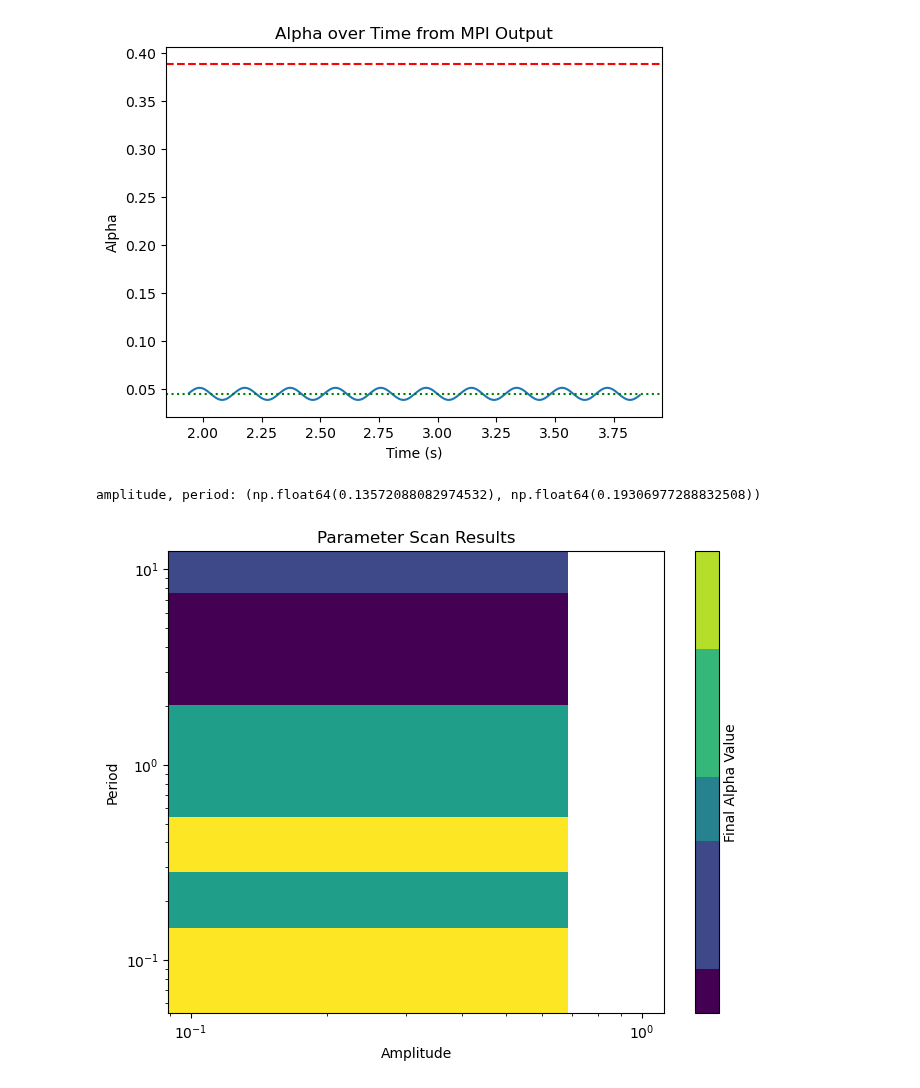
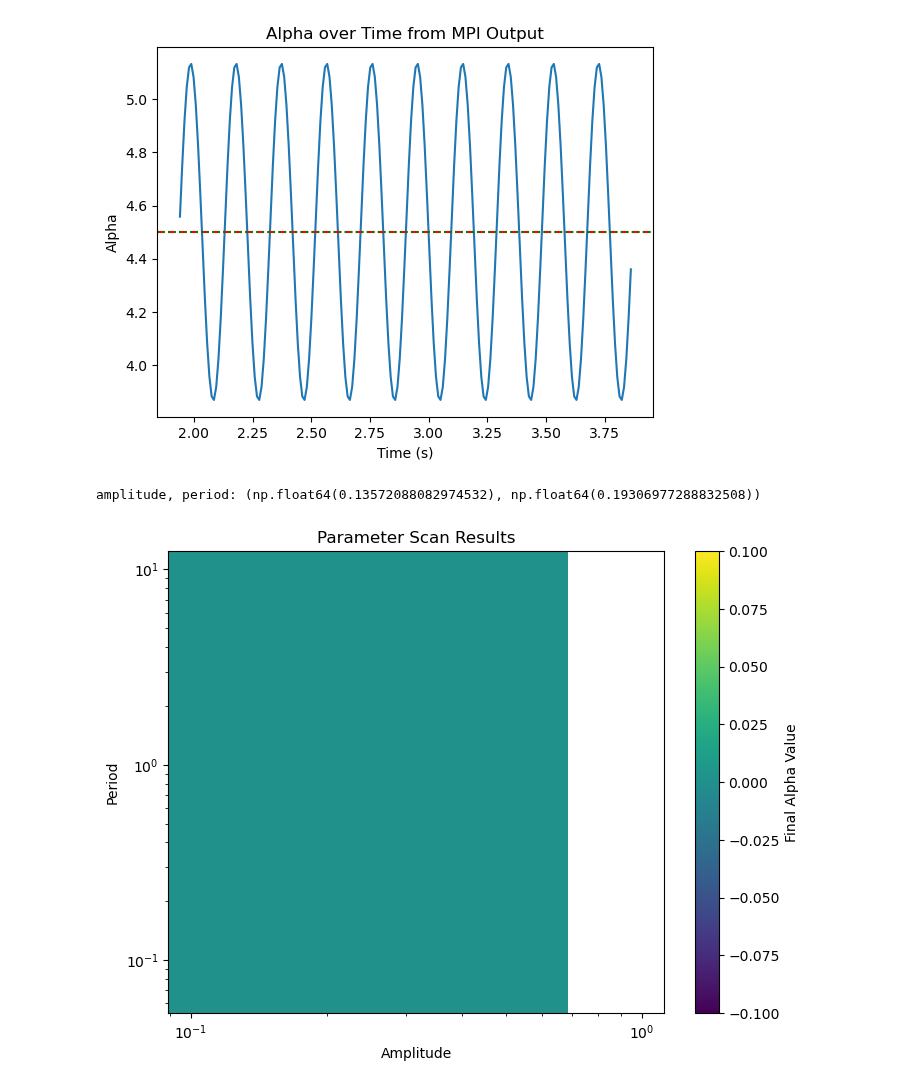
Before and after one commit to andreas-stillits/CarbonFixationModel1D, a Jupyter notebook: PNAS_REVIEW/codebase/temporal/visual.ipynb, the cells around one changed output. Cells and saved outputs as stored; diff of their text form; code cells hidden in the pictures.

```diff
--- a/PNAS_REVIEW/codebase/temporal/visual.ipynb
+++ b/PNAS_REVIEW/codebase/temporal/visual.ipynb
@@ -23,7 +23,7 @@ data = np.loadtxt(filename, delimiter=";")
 times = data[:,0]
 alphas = data[:,1]
 plt.plot(times, alphas)
-plt.axhline(1-get_homogeneous_solution(0, [1.0, 1.0, 0.1]), color='red', linestyle='--', label='Homogeneous Solution')
+plt.axhline(10*(1-get_homogeneous_solution(0, [10.0, 10.0, 0.1])), color='red', linestyle='--', label='Homogeneous Solution')
 plt.axhline(np.mean(alphas), color='green', linestyle=':', label='Mean Alpha')
 plt.xlabel("Time (s)")
 plt.ylabel("Alpha")
@@ -32,29 +32,29 @@ plt.show()
 
 print("amplitude, period:", get_params_from_index(index, amplitudes, periods))
 # %% [output]
-[figure, old version]
+[figure, new version]
 amplitude, period: (np.float64(0.13572088082974532), np.float64(0.19306977288832508))
 # %%
 import numpy as np
 import matplotlib.pyplot as plt
 
 results = np.loadtxt("results.txt", delimiter=";", skiprows=1)
 
 def get_range(x_min, x_max, n_x):
     return np.exp(np.linspace(np.log(x_min), np.log(x_max), n_x))
 
 amplitudes = get_range(0.01, 0.5, 4)
 periods = get_range(0.1, 10.0, 8)
 
 # make a colormap of results with amplitudes on x-axis and periods on y-axis
 plt.figure(figsize=(8, 6))
-cmap = plt.pcolor(amplitudes, periods, results.T, shading='auto', cmap='viridis')
+cmap = plt.pcolor(amplitudes, periods, results.T, shading='auto', cmap='viridis', vmin=-0.1, vmax=0.1)
 plt.colorbar(cmap, label='Final Alpha Value')
 plt.yscale('log')
 plt.xscale('log')
 plt.xlabel('Amplitude')
 plt.ylabel('Period')
 plt.title('Parameter Scan Results')
 plt.show()
 # %% [output]
-[figure, old version]
+[figure, new version]
```
Also changed, not shown: 36 other files.
